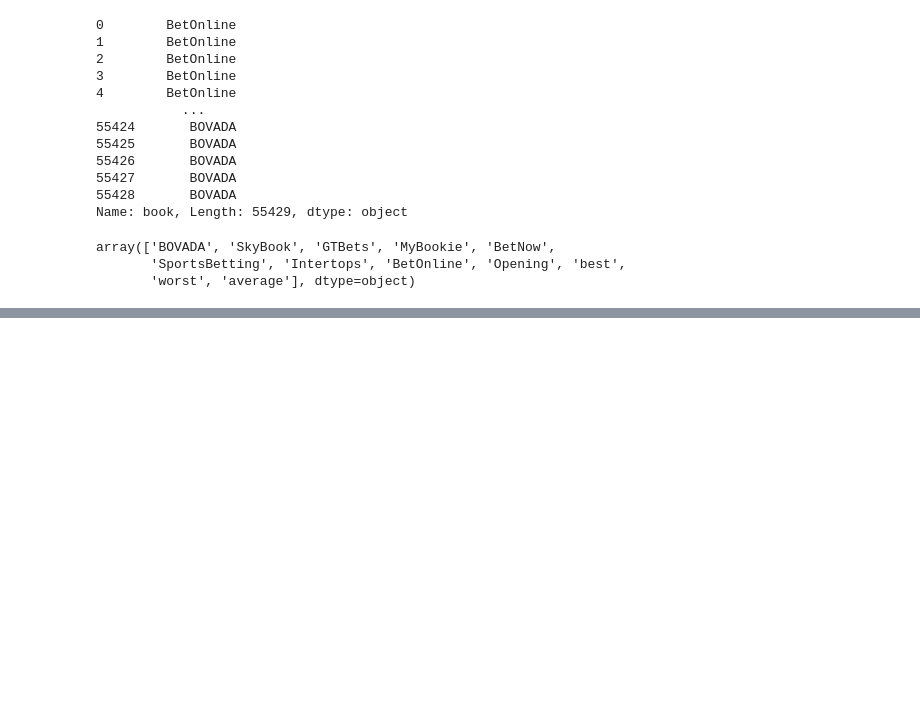
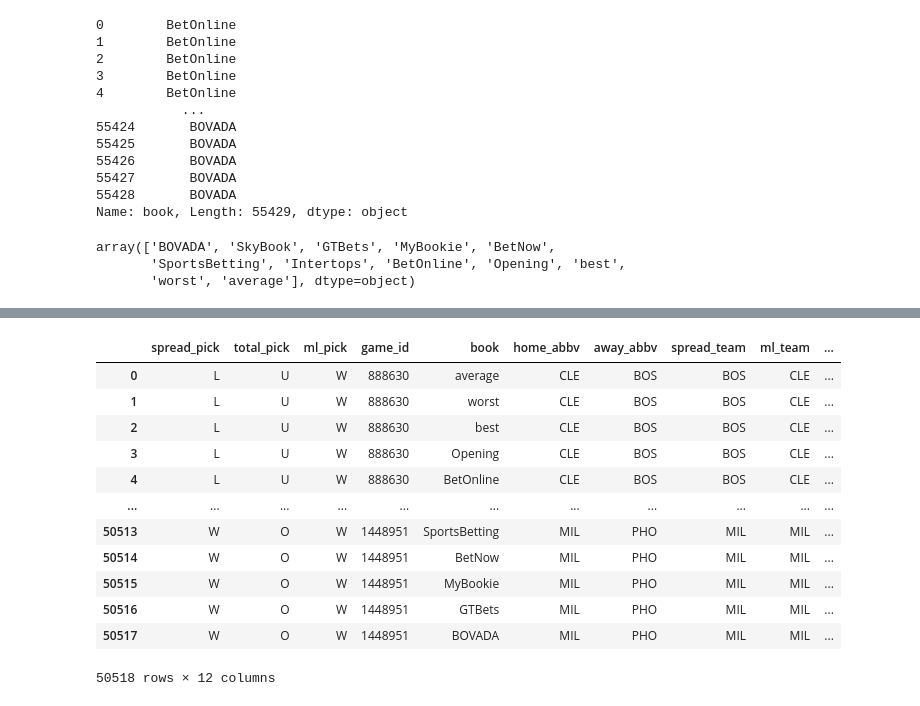
Before and after one commit to kyle-rgb/NBA_Sportsbook_Project, a Jupyter notebook: notebooks/Modeling.ipynb, the cells around one changed output, grey strips where cells are left out. Saved outputs shown, nothing was run; the diff lists cells and outputs as text; code cells hidden in the pictures; blank space fills up the shorter version.

Commit message:
Gathered All the Data Needed for Individual Pages

```diff
--- a/notebooks/Modeling.ipynb
+++ b/notebooks/Modeling.ipynb
@@ -413,13 +413,15 @@ class ModelAnalyzer:
         self.timeseries = timeseries
         self.available_markets = list(markets.book.unique())
         self.winnings_matrix = pd.DataFrame()
+        self.mkt_comparison = pd.DataFrame()
         self.odds_matrix = pd.DataFrame(columns=["ml_odds", "spread_odds", "total_odds", "game_id", "book"])
         self.graded_picks = pd.DataFrame(columns=["ml_pk", "spread_pk", "total_pk", "book", "game_id"])
         self.prob_matrix = pd.DataFrame(columns=["moneyline_home", "moneyline_away", "spread_odds_home", "spread_odds_away", "over_odds", "under_odds", "game_id", "book"])
 
 
     def get_available_markets(self):
-        return self.markets.book.unique()
+        self.available_markets.reverse()
+        return self.available_markets
 
     # Decompose Markets Into Score Projections
     def transform_markets(self):
@@ -473,6 +475,9 @@ class ModelAnalyzer:
         mkt_comparison.ml_pick = mkt_comparison.ml_pick.apply(lambda x: "W" if x else "L")
         odds_df = mkt_comparison.loc[:, ["moneyline_home", "moneyline_away", "spread_odds_home", "spread_odds_away", "over_odds", "under_odds", "game_id", "book"]]
         mkt_comparison = mkt_comparison.loc[:, ["spread_pick", "total_pick", "ml_pick", "game_id"]]
+        _add_to_obj = mkt_comparison.copy(deep=True)
+        _add_to_obj["book"] = book
+        self.mkt_comparison = pd.concat([self.mkt_comparison, _add_to_obj], axis=0).reset_index(drop=True)
         self.prob_matrix = pd.concat([self.prob_matrix, odds_df], axis=0, ignore_index=True).reset_index(drop=True)
         for col in [c for c in odds_df.columns if c not in ["game_id", "book"]]:
             odds_df[col] = odds_df[col].apply(oddsFlip)
@@ -569,6 +574,7 @@ class ModelAnalyzer:
         mark_agg = mark_agg.rename(columns={"metric": "book"})
         mark_agg = mark_agg.loc[:, [x for x in self.markets.columns]]
         self.markets = pd.concat([mark_agg, self.markets], axis=0, ignore_index=True)
+        self.available_markets = list(self.markets.book.unique())
         return mark_agg
 # %%
 cls_mkt = open_and_closing_mkts.copy(deep=True)
@@ -2098,0 +2155,2 @@ array(['BOVADA', 'SkyBook', 'GTBets', 'MyBookie', 'BetNow',
+# %%
+ma_10_ex_mean = model_factory(10, "expanding", "mean")
@@ -2098,0 +2367,22 @@ array(['BOVADA', 'SkyBook', 'GTBets', 'MyBookie', 'BetNow',
+# %%
+team_picks = ma_10_ex_mean.mkt_comparison.merge(ma_10_ex_mean.projections.loc[:, ["game_id", "home_abbv", "away_abbv"]], on=["game_id"])
+# %%
+team_picks["spread_team"] = np.select(condlist=[(team_picks.spread_pick == "W"), (team_picks.spread_pick == "L")], choicelist=[team_picks.home_abbv, team_picks.away_abbv])
+team_picks["ml_team"] = np.select(condlist=[(team_picks.ml_pick == "W"), (team_picks.ml_pick == "L")], choicelist=[team_picks.home_abbv, team_picks.away_abbv])
+# %%
+# merge on game_id and book from graded_picks ## this solves for #2 and #3
+team_picks.merge(ma_10_ex_mean.graded_picks, on=["game_id", "book"])
+# %% [output]
+|  | spread_pick | total_pick | ml_pick | game_id | book | home_abbv | away_abbv | spread_team | ml_team | ... |
+| 0 | L | U | W | 888630 | average | CLE | BOS | BOS | CLE | ... |
+| 1 | L | U | W | 888630 | worst | CLE | BOS | BOS | CLE | ... |
+| 2 | L | U | W | 888630 | best | CLE | BOS | BOS | CLE | ... |
+| 3 | L | U | W | 888630 | Opening | CLE | BOS | BOS | CLE | ... |
+| 4 | L | U | W | 888630 | BetOnline | CLE | BOS | BOS | CLE | ... |
+| ... | ... | ... | ... | ... | ... | ... | ... | ... | ... | ... |
+| 50513 | W | O | W | 1448951 | SportsBetting | MIL | PHO | MIL | MIL | ... |
+| 50514 | W | O | W | 1448951 | BetNow | MIL | PHO | MIL | MIL | ... |
+| 50515 | W | O | W | 1448951 | MyBookie | MIL | PHO | MIL | MIL | ... |
+| 50516 | W | O | W | 1448951 | GTBets | MIL | PHO | MIL | MIL | ... |
+| 50517 | W | O | W | 1448951 | BOVADA | MIL | PHO | MIL | MIL | ... |
+50518 rows × 12 columns
```
Also changed, not shown: parts of 47 cells of this notebook, 1 other file.
